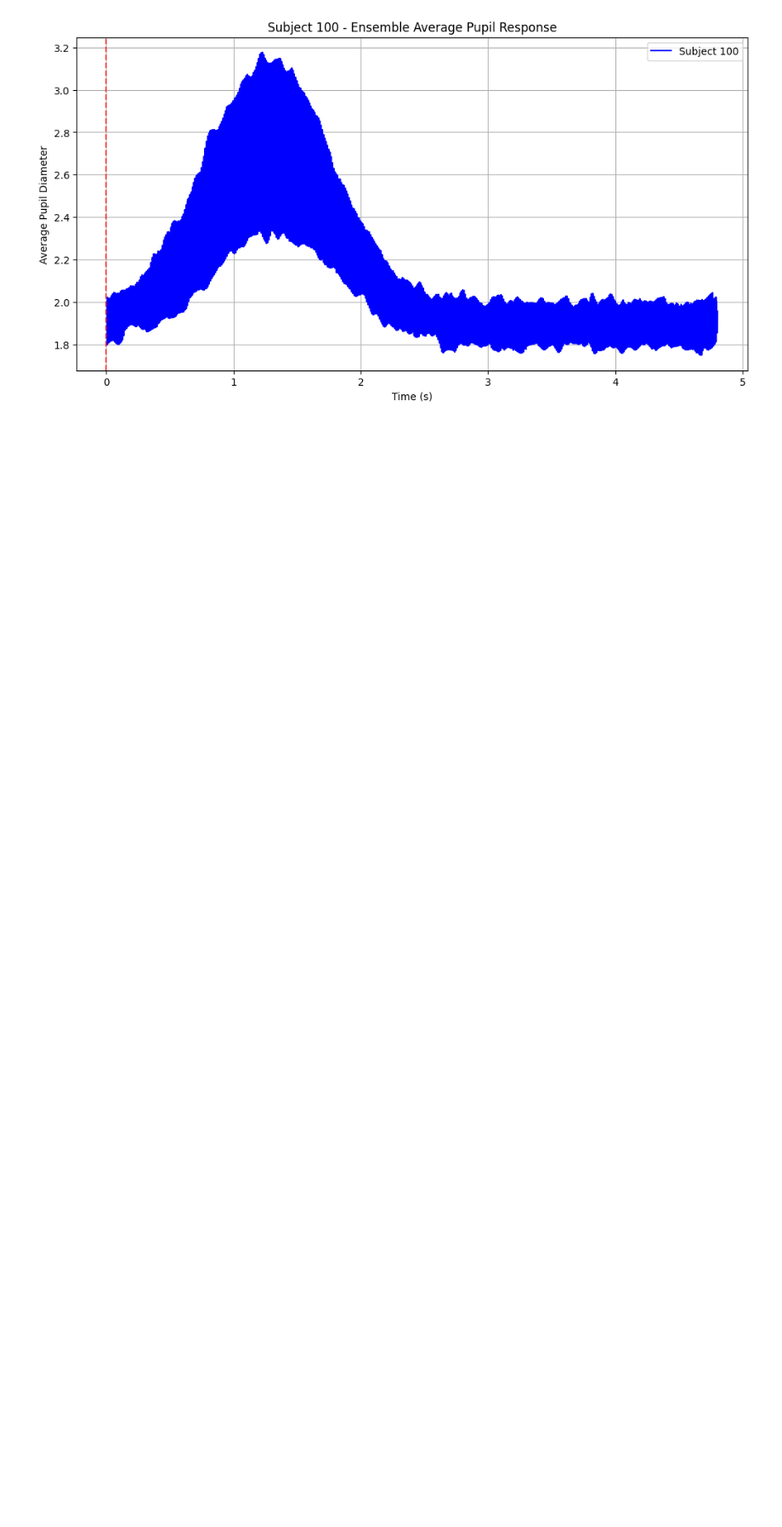
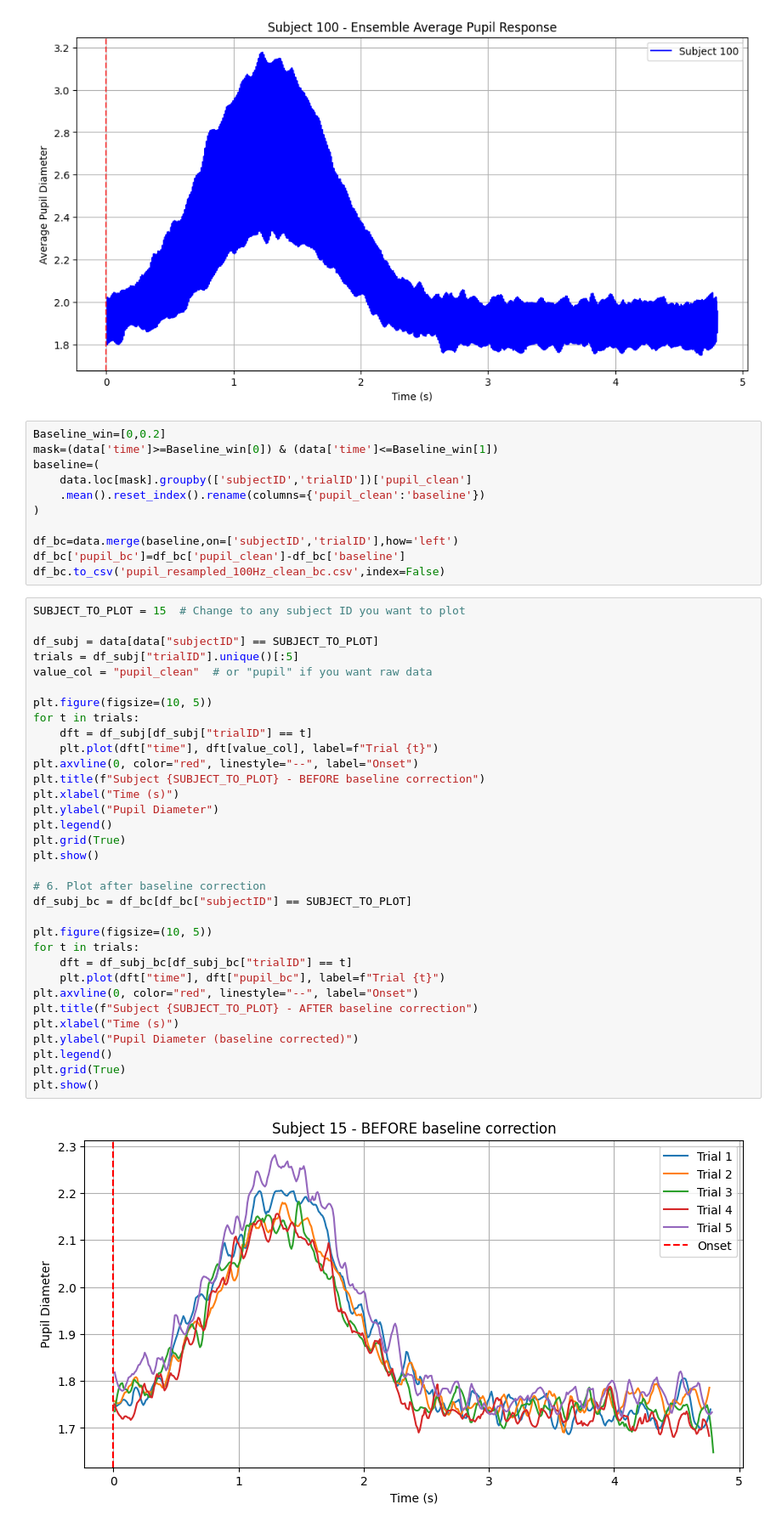
Before and after one commit to TNKodi/Pupil-Dynamics-for-Cognitive-Insights, a Jupyter notebook: task4.ipynb, the cells around one changed output. Shown at 85% size. Saved outputs shown, nothing was run; the diff lists cells and outputs as text; blank space fills up the shorter version.

```diff
--- a/task4.ipynb
+++ b/task4.ipynb
@@ -105,3 +117,49 @@ for _ in SUBJECT_TO_PLOT:
 [figure]
 [figure]
 [figure]
+# %%
+Baseline_win=[0,0.2]
+mask=(data['time']>=Baseline_win[0]) & (data['time']<=Baseline_win[1])
+baseline=(
+    data.loc[mask].groupby(['subjectID','trialID'])['pupil_clean']
+    .mean().reset_index().rename(columns={'pupil_clean':'baseline'})
+)
+
+df_bc=data.merge(baseline,on=['subjectID','trialID'],how='left')
+df_bc['pupil_bc']=df_bc['pupil_clean']-df_bc['baseline']
+df_bc.to_csv('pupil_resampled_100Hz_clean_bc.csv',index=False)
+# %%
+SUBJECT_TO_PLOT = 15  # Change to any subject ID you want to plot
+
+df_subj = data[data["subjectID"] == SUBJECT_TO_PLOT]
+trials = df_subj["trialID"].unique()[:5]
+value_col = "pupil_clean"  # or "pupil" if you want raw data
+
+plt.figure(figsize=(10, 5))
+for t in trials:
+    dft = df_subj[df_subj["trialID"] == t]
+    plt.plot(dft["time"], dft[value_col], label=f"Trial {t}")
+plt.axvline(0, color="red", linestyle="--", label="Onset")
+plt.title(f"Subject {SUBJECT_TO_PLOT} - BEFORE baseline correction")
+plt.xlabel("Time (s)")
+plt.ylabel("Pupil Diameter")
+plt.legend()
+plt.grid(True)
+plt.show()
+
+# 6. Plot after baseline correction
+df_subj_bc = df_bc[df_bc["subjectID"] == SUBJECT_TO_PLOT]
+
+plt.figure(figsize=(10, 5))
+for t in trials:
+    dft = df_subj_bc[df_subj_bc["trialID"] == t]
+    plt.plot(dft["time"], dft["pupil_bc"], label=f"Trial {t}")
+plt.axvline(0, color="red", linestyle="--", label="Onset")
+plt.title(f"Subject {SUBJECT_TO_PLOT} - AFTER baseline correction")
+plt.xlabel("Time (s)")
+plt.ylabel("Pupil Diameter (baseline corrected)")
+plt.legend()
+plt.grid(True)
+plt.show()
+# %% [output]
+[figure, added]
```
Also changed, not shown: parts of 4 cells of this notebook, 11 other files.
